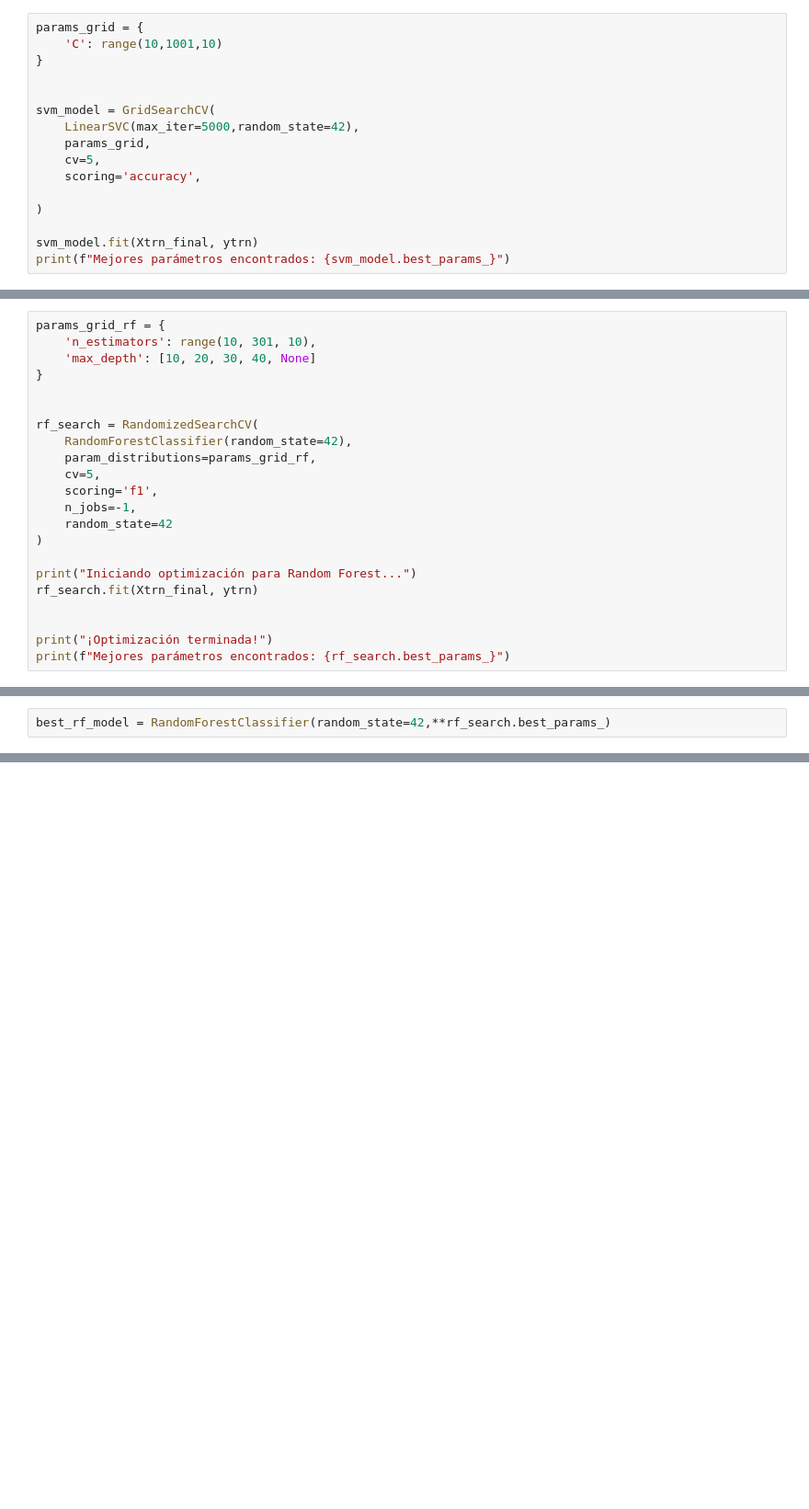
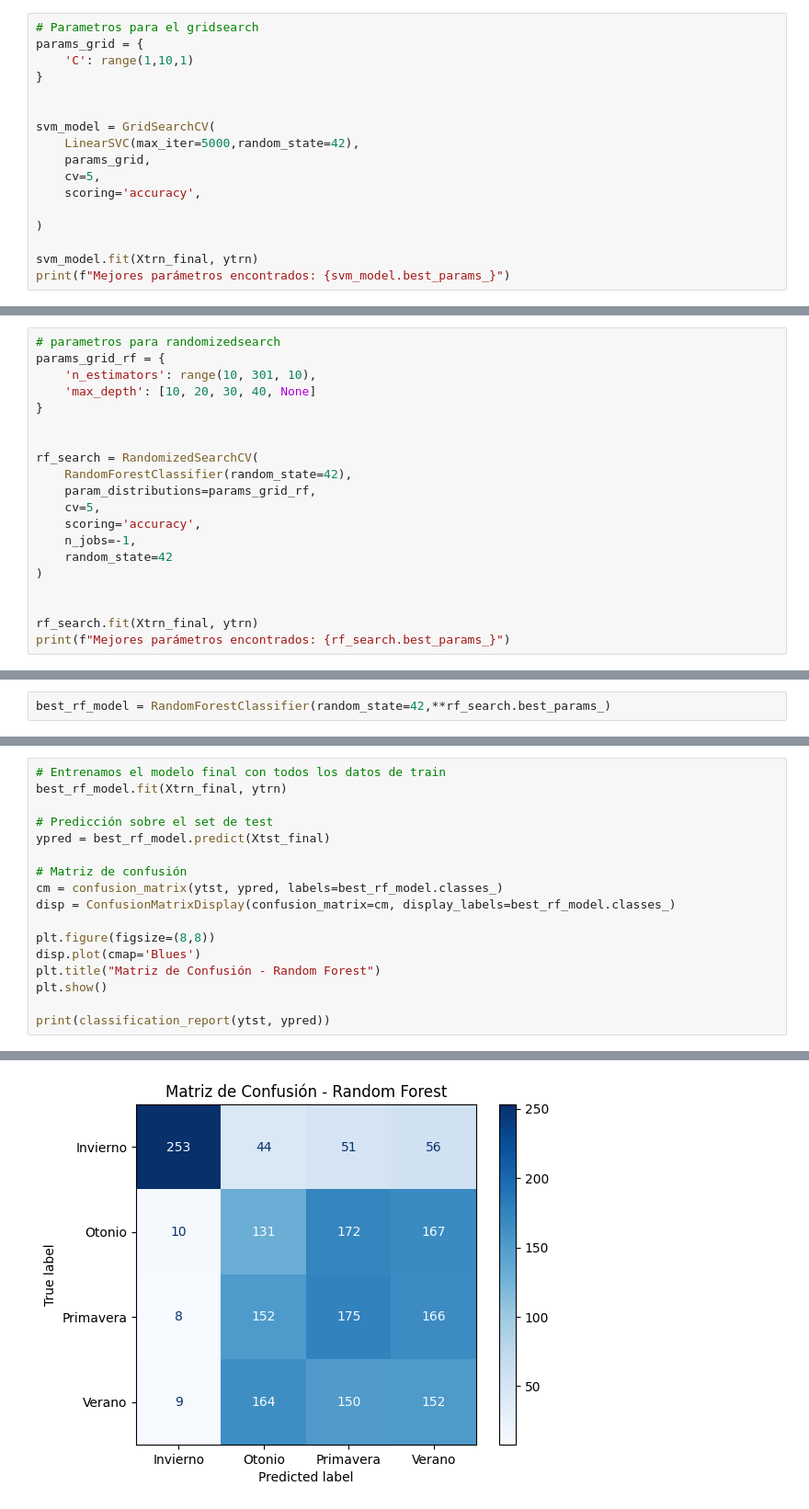
Before and after one commit to Juanmora29/TP3-Mineria, a Jupyter notebook: TP3.ipynb, the cells around one changed output, grey strips where cells are left out. Shown at 92% size. Drawn from its saved outputs; the diff is of its cells as text; blank space fills up the shorter version.

```diff
--- a/TP3.ipynb
+++ b/TP3.ipynb
@@ -241,8 +259,9 @@ Xtst_final = pd.concat([Xtst_scaled, Xtst[ohe_cols]], axis=1)
 # %% [markdown]
 Se realiza la optimización del hiperparámetro c mediante Grid search, considerando una amplia gama de valores para el mismo que van desde 10 hasta 1000 dando saltos de 10. De esta manera se asegura probar el modelo con márgenes tanto blandos como duros, analizando en cada caso que devuelve el mejor resultado.
 # %%
+# Parametros para el gridsearch
 params_grid = {
-    'C': range(10,1001,10)
+    'C': range(1,10,1)
 }
 
 
@@ -335,6 +354,7 @@ Ninguno de los modelos de SVM ha logrado un resultado deseable, por lo que se de
 # %% [markdown]
 # Random Forest
 # %%
+# parametros para randomizedsearch
 params_grid_rf = {
     'n_estimators': range(10, 301, 10),
     'max_depth': [10, 20, 30, 40, None]
@@ -345,15 +365,12 @@ rf_search = RandomizedSearchCV(
     RandomForestClassifier(random_state=42),
     param_distributions=params_grid_rf,
     cv=5,
-    scoring='f1',
+    scoring='accuracy',
     n_jobs=-1,
     random_state=42
 )
 
-print("Iniciando optimización para Random Forest...")
+
 rf_search.fit(Xtrn_final, ytrn)
-
-
-print("¡Optimización terminada!")
 print(f"Mejores parámetros encontrados: {rf_search.best_params_}")
 # %% [output]
@@ -374,0 +392,18 @@ Al igual que con los modelos implementados anteriormente, las métricas obtenida
+# %%
+# Entrenamos el modelo final con todos los datos de train
+best_rf_model.fit(Xtrn_final, ytrn)
+
+# Predicción sobre el set de test
+ypred = best_rf_model.predict(Xtst_final)
+
+# Matriz de confusión
+cm = confusion_matrix(ytst, ypred, labels=best_rf_model.classes_)
+disp = ConfusionMatrixDisplay(confusion_matrix=cm, display_labels=best_rf_model.classes_)
+
+plt.figure(figsize=(8,8))
+disp.plot(cmap='Blues')
+plt.title("Matriz de Confusión - Random Forest")
+plt.show()
+
+print(classification_report(ytst, ypred))
+# %% [output]
@@ -374,0 +411 @@ Al igual que con los modelos implementados anteriormente, las métricas obtenida
+[figure, added]
```
Also changed, not shown: parts of 20 cells of this notebook.
